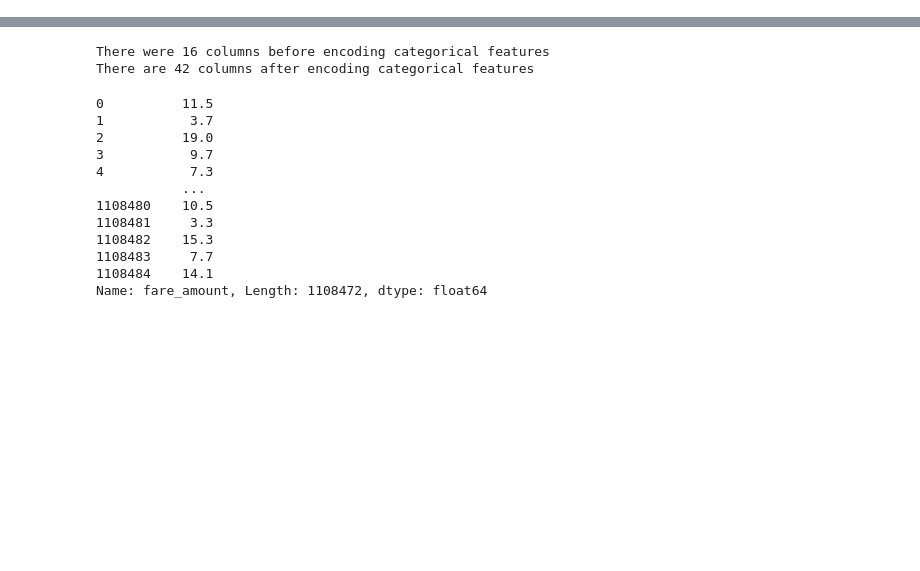
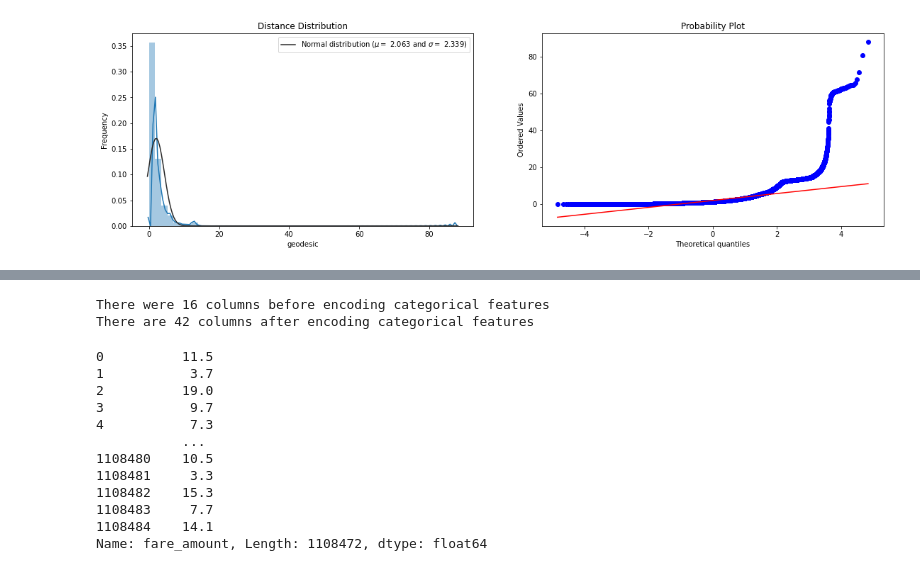
Before and after one commit to Rkatiki/NYC-Fare, a Jupyter notebook: NYC-TaxiFare.ipynb, the cells around one changed output, grey strips where cells are left out. Cells and saved outputs as stored; diff of their text form; code cells hidden in the pictures; blank space fills up the shorter version.

Commit message:
Updated notebook with added distance metrics

```diff
--- a/NYC-TaxiFare.ipynb
+++ b/NYC-TaxiFare.ipynb
@@ -109,0 +241,13 @@ df1["time"] = df1["pickup_datetime"].apply(lambda x: x.hour * 60 + x.minute)
+# %%
+from scipy import stats
+from scipy.stats import norm
+(mu, sigma) = norm.fit(df['geodesic'])
+f, (ax1, ax2) = plt.subplots(1, 2, figsize=(19, 5))
+ax1 = sns.distplot(df['geodesic'] , fit=norm, ax=ax1)
+ax1.legend([f'Normal distribution ($\mu=$ {mu:.3f} and $\sigma=$ {sigma:.3f})'], loc='best')
+ax1.set_ylabel('Frequency')
+ax1.set_title('Distance Distribution')
+ax2 = stats.probplot(df['geodesic'], plot=plt)
+f.show();
+# %% [output]
+[figure, added]
```
Also changed, not shown: parts of 15 cells of this notebook, 1 other file.
